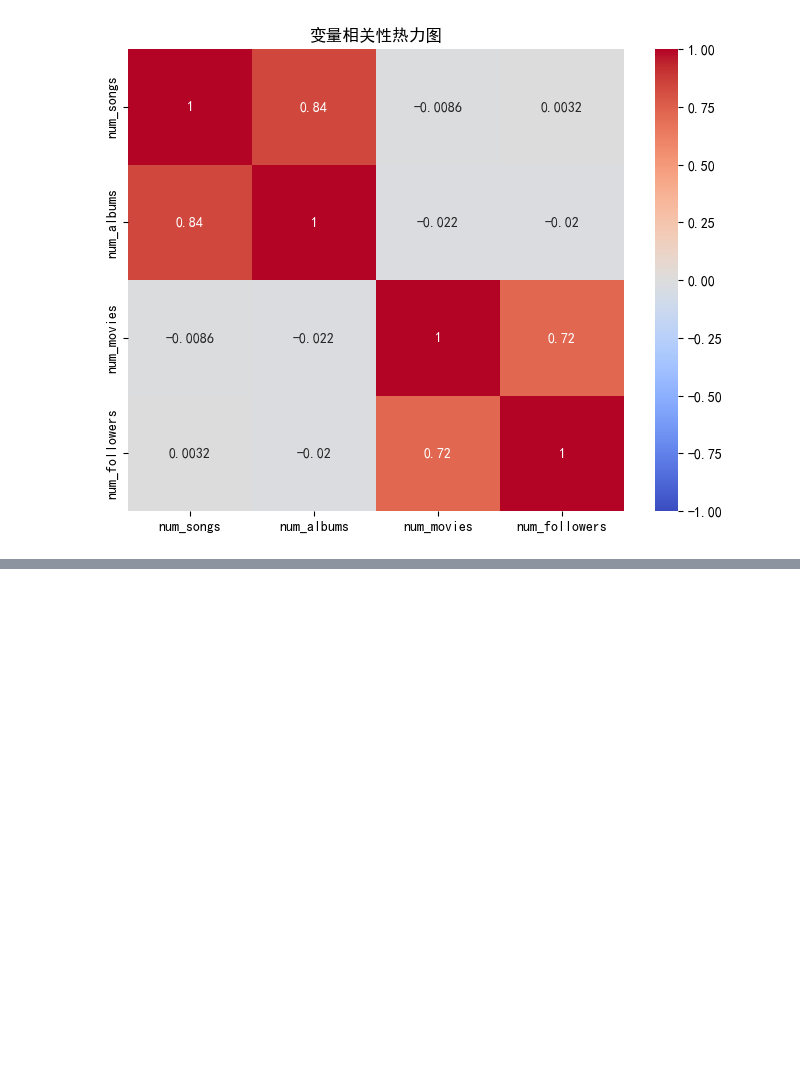
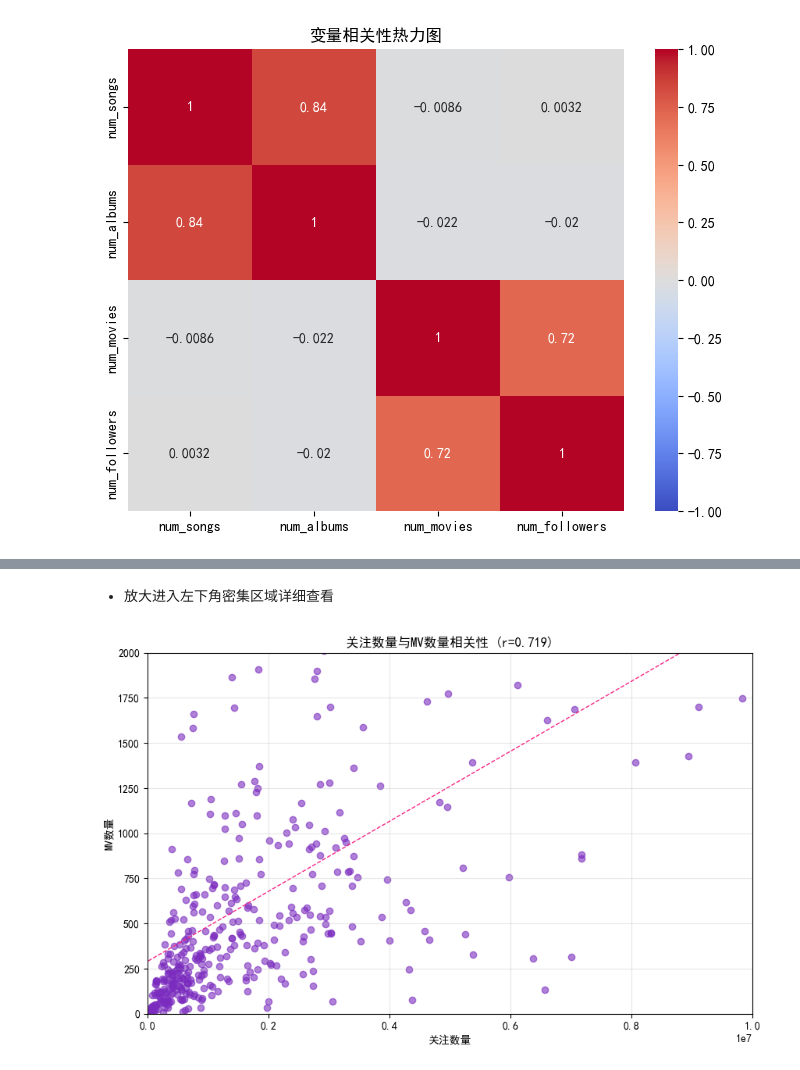
Before and after one commit to gmh06/GeMusic, a Jupyter notebook: analyze.ipynb, the cells around one changed output, grey strips where cells are left out. Saved outputs shown, nothing was run; the diff lists cells and outputs as text; code cells hidden in the pictures; blank space fills up the shorter version.

```diff
--- a/analyze.ipynb
+++ b/analyze.ipynb
@@ -308,0 +376,23 @@ plt.show()
+# %% [markdown]
+- 放大进入左下角密集区域详细查看
+# %%
+followers_movies_correlation = np.corrcoef(num_followers, num_movies)[0, 1]
+
+z = np.polyfit(num_followers, num_movies, 1)
+p = np.poly1d(z)
+
+x_line = np.linspace(min(num_followers), max(num_followers), 1000)
+y_line = p(x_line)
+
+plt.figure(figsize=(10, 6))
+plt.scatter(num_followers, num_movies, alpha=0.6, color='#7b2cbf')
+plt.plot(x_line, y_line, color='#f72585', linewidth=1, linestyle='--')
+plt.xlabel('关注数量')
+plt.ylabel('MV数量')
+plt.title(f'关注数量与MV数量相关性 (r={followers_movies_correlation:.3f})')
+plt.grid(True, alpha=0.3)
+plt.xlim(0, 1e7)
+plt.ylim(0, 2000)
+plt.show()
+# %% [output]
+[figure, added]
```
Also changed, not shown: parts of 9 cells of this notebook.
